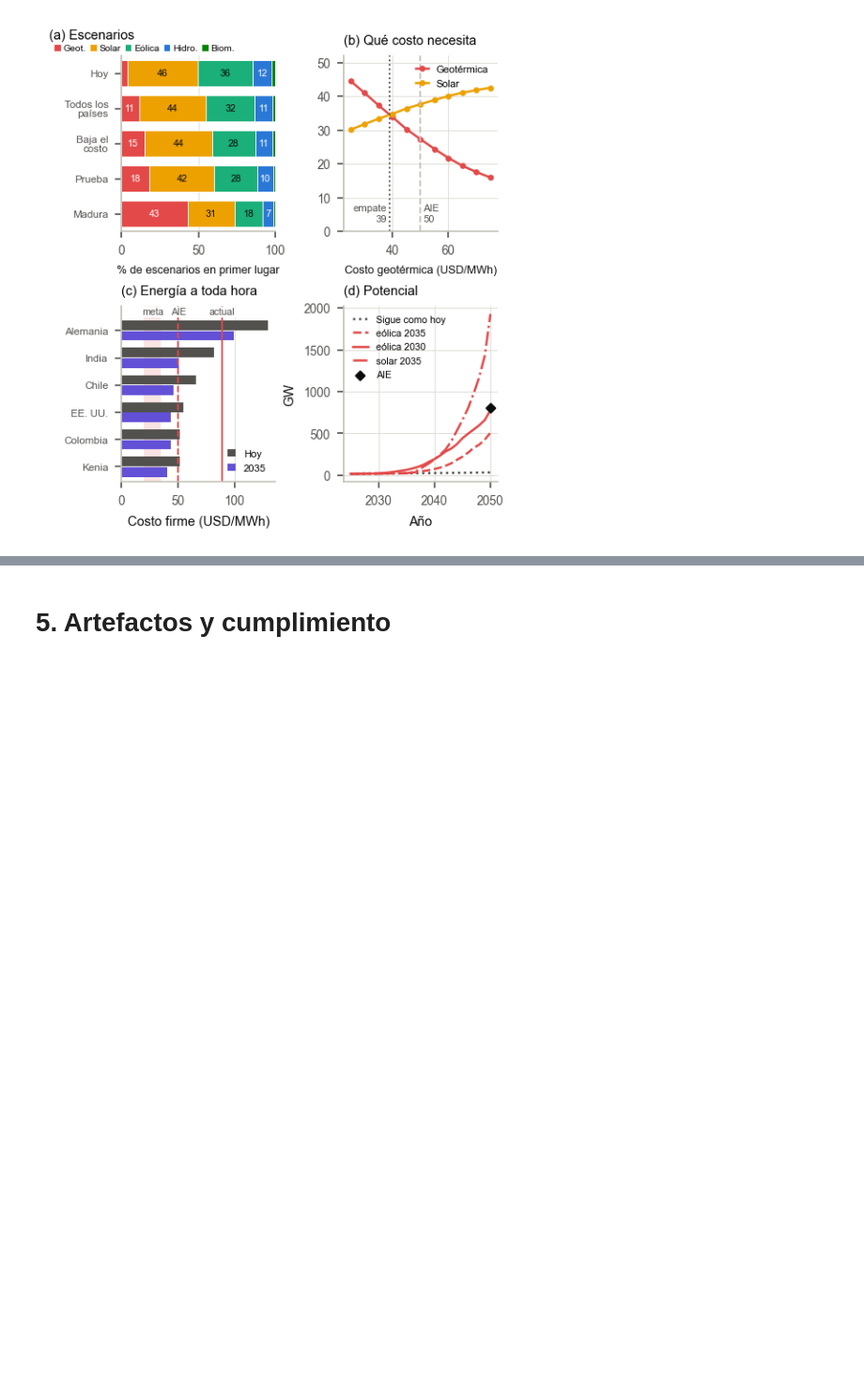
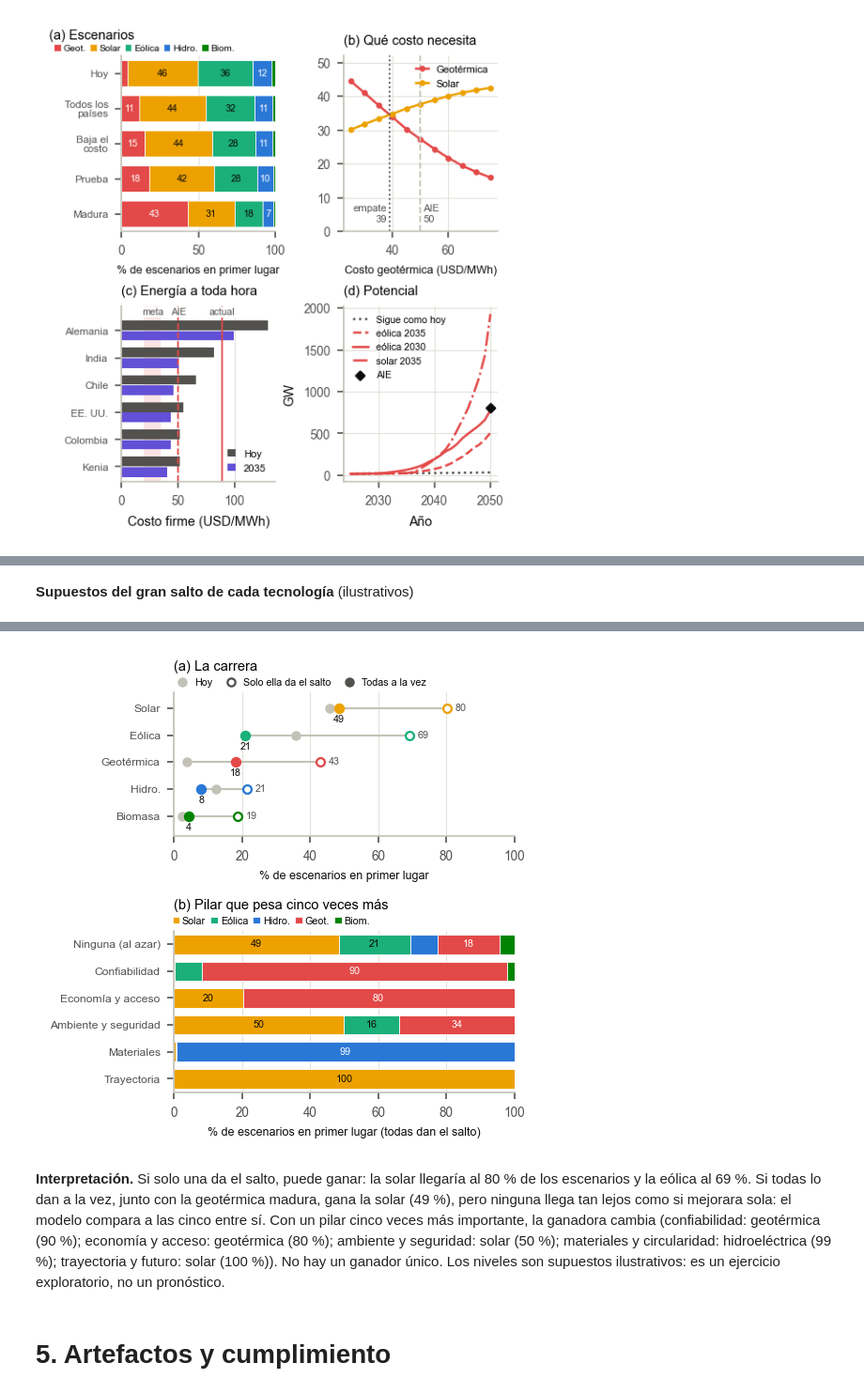
Before and after one commit to codemotozu/energias-renovables-ml-multicriterio-streamlit, a Jupyter notebook: notebooks/Ciencia_de_Datos_Fase4_Actividades_7_8_y_9_Rodriguez_Chacon_Carolina.ipynb, the cells around one changed output, grey strips where cells are left out. Shown at 94% size. Drawn from its saved outputs; the diff is of its cells as text; code cells hidden in the pictures; blank space fills up the shorter version.

```diff
--- a/notebooks/Ciencia_de_Datos_Fase4_Actividades_7_8_y_9_Rodriguez_Chacon_Carolina.ipynb
+++ b/notebooks/Ciencia_de_Datos_Fase4_Actividades_7_8_y_9_Rodriguez_Chacon_Carolina.ipynb
@@ -416,0 +425,73 @@ plt.show()
+# %%
+palancas = [{"Tecnología": t, "Palanca": p_["etiqueta"], "Gran salto": ("sí" if v else "no") if p_.get("tipo") == "toggle" else f"{v:g}"}
+            for t in sa.PALANCAS for p_, v in ((p_, p_["niveles"][2]) for p_ in sa.PALANCAS[t])]
+display(Markdown("**Supuestos del gran salto de cada tecnología** (ilustrativos)"))
+display(pd.DataFrame(palancas).set_index(["Tecnología", "Palanca"]))
+crit = pd.read_csv(PROC / "criterios.csv", index_col=0).reindex(TECS)
+geo_madura = mc.aplicar_escenario_geo(crit, **mc.ESCENARIOS_GEO["Madura (meta de la industria)"])
+gran = {t: sa.valores_nivel(t, "Gran salto") for t in sa.PALANCAS}
+
+
+def primer_lugar(d, prioridad=None):
+    pesos = mc.pesos_desde_pilares(prioridad) if prioridad else None
+    return mc.resumen_puestos(mc.simular(d, 20000, np.random.default_rng(42), pesos=pesos))["% n.º 1"]
+
+
+hoy = primer_lugar(crit)
+sola = pd.Series({t: primer_lugar(sa.aplicar_salto(crit, t, gran[t]))[t] for t in sa.PALANCAS} | {"Geotérmica": primer_lugar(geo_madura)["Geotérmica"]})
+todas_d = sa.aplicar_saltos(geo_madura, gran)
+todas = primer_lugar(todas_d)
+carrera = pd.DataFrame({"Hoy": hoy, "Si solo ella da el salto": sola, "Si todas lo dan a la vez": todas}).loc[TECS]
+prioridades = {"Ninguna (pesos al azar)": None} | {p: {q: 5 if q == p else 1 for q in mc.PILARES} for p in mc.PILARES}
+por_prioridad = pd.DataFrame({nombre: primer_lugar(todas_d, pr) for nombre, pr in prioridades.items()}).T[TECS]
+print("% de escenarios en primer lugar (gran salto; «todas» incluye la geotérmica madura)")
+print(carrera.round(1).to_string())
+print("\nGanadora con cada prioridad (todas dan el salto):")
+print(pd.DataFrame({"ganadora": por_prioridad.idxmax(axis=1), "%": por_prioridad.max(axis=1).round(1)}).to_string())
+
+fig = plt.figure(figsize=(3.45, 3.55))
+gs = fig.add_gridspec(2, 1, height_ratios=[1, 1.12], hspace=0.62)
+ax0, ax1 = fig.add_subplot(gs[0]), fig.add_subplot(gs[1])
+orden = carrera["Si todas lo dan a la vez"].sort_values().index
+y = np.arange(len(orden))
+for yi, t in zip(y, orden):
+    v = carrera.loc[t]
+    ax0.plot([v.min(), v.max()], [yi, yi], color=GRIS, lw=1.0, zorder=1)
+    ax0.scatter(v["Hoy"], yi, s=16, color=GRIS, zorder=2)
+    ax0.scatter(v["Si solo ella da el salto"], yi, s=18, facecolor="white", edgecolor=TEC_COLOR[t], linewidth=1.1, zorder=3)
+    ax0.scatter(v["Si todas lo dan a la vez"], yi, s=20, color=TEC_COLOR[t], zorder=4)
+    ax0.text(v["Si solo ella da el salto"] + 2.4, yi, f"{v['Si solo ella da el salto']:.0f}", fontsize=5.2, color=TINTA2, ha="left", va="center")
+    ax0.text(v["Si todas lo dan a la vez"], yi - 0.52, f"{v['Si todas lo dan a la vez']:.0f}", fontsize=5.2, color=TINTA, ha="center")
+ax0.set_yticks(y, [t.replace("Hidroeléctrica", "Hidro.") for t in orden], fontsize=5.8); ax0.set_ylim(-0.75, len(orden) - 0.4)
+ax0.set_xlim(0, 100); ax0.grid(axis="y", visible=False); ax0.set_xlabel("% de escenarios en primer lugar", fontsize=6)
+for etiqueta, kw in (("Hoy", dict(color=GRIS)), ("Solo ella da el salto", dict(facecolor="white", edgecolor=TINTA2, linewidth=1.1)),
+                     ("Todas a la vez", dict(color=TINTA2))):
+    ax0.scatter([], [], s=16, label=etiqueta, **kw)
+ax0.legend(ncol=3, loc="lower left", bbox_to_anchor=(-0.02, 1.0), handletextpad=0.2, columnspacing=0.8, fontsize=5.2, borderaxespad=0.1)
+ax0.set_title("(a) La carrera", loc="left", pad=11)
+
+filas = list(por_prioridad.index)[::-1]
+corto = {"Ninguna (pesos al azar)": "Ninguna (al azar)", "Materiales y circularidad": "Materiales", "Trayectoria y futuro": "Trayectoria"}
+izq = np.zeros(len(filas))
+abrev = {"Geotérmica": "Geot.", "Solar": "Solar", "Eólica": "Eólica", "Hidroeléctrica": "Hidro.", "Biomasa": "Biom."}
+for t in TECS:
+    v = por_prioridad.loc[filas, t].values
+    ax1.barh(np.arange(len(filas)), v, 0.72, left=izq, color=TEC_COLOR[t], edgecolor="white", linewidth=0.4, label=abrev[t])
+    for yi, l, vi in zip(np.arange(len(filas)), izq, v):
+        if vi >= 12:
+            ax1.text(l + vi / 2, yi, f"{vi:.0f}", ha="center", va="center", fontsize=5.2, color=TINTA if t in ("Solar", "Eólica") else "white")
+    izq += v
+ax1.set_yticks(np.arange(len(filas)), [corto.get(f, f) for f in filas], fontsize=5.8); ax1.set_xlim(0, 100); ax1.set_ylim(-0.5, len(filas) - 0.5)
+ax1.grid(axis="y", visible=False); ax1.set_xlabel("% de escenarios en primer lugar (todas dan el salto)", fontsize=6)
+ax1.legend(ncol=5, loc="lower left", bbox_to_anchor=(-0.02, 1.0), handlelength=0.7, columnspacing=0.5, handletextpad=0.25, fontsize=5.2, borderaxespad=0.1)
+ax1.set_title("(b) Pilar que pesa cinco veces más", loc="left", pad=11)
+fig.subplots_adjust(left=0.27, right=0.97, top=0.9, bottom=0.1)
+fig.savefig(FIG / "f4_saltos.png", dpi=300)
+plt.show()
+ganadoras = "; ".join(f"{p_.lower()}: {por_prioridad.loc[p_].idxmax().lower()} ({por_prioridad.loc[p_].max():.0f} %)" for p_ in mc.PILARES)
+display(Markdown(f"""**Interpretación.** Si solo una da el salto, puede ganar: la solar llegaría al {sola['Solar']:.0f} % de los escenarios y la eólica al {sola['Eólica']:.0f} %.
+Si todas lo dan a la vez, junto con la geotérmica madura, gana la {todas.idxmax().lower()} ({todas.max():.0f} %), pero ninguna llega tan lejos como si mejorara sola:
+el modelo compara a las cinco entre sí. Con un pilar cinco veces más importante, la ganadora cambia ({ganadoras}). No hay un ganador único.
+Los niveles son supuestos ilustrativos: es un ejercicio exploratorio, no un pronóstico."""))
+# %% [output]
+**Supuestos del gran salto de cada tecnología** (ilustrativos)
@@ -417,3 +532,8 @@ plt.show()
+[figure, added]
+**Interpretación.** Si solo una da el salto, puede ganar: la solar llegaría al 80 % de los escenarios y la eólica al 69 %.
+Si todas lo dan a la vez, junto con la geotérmica madura, gana la solar (49 %), pero ninguna llega tan lejos como si mejorara sola:
+el modelo compara a las cinco entre sí. Con un pilar cinco veces más importante, la ganadora cambia (confiabilidad: geotérmica (90 %); economía y acceso: geotérmica (80 %); ambiente y seguridad: solar (50 %); materiales y circularidad: hidroeléctrica (99 %); trayectoria y futuro: solar (100 %)). No hay un ganador único.
+Los niveles son supuestos ilustrativos: es un ejercicio exploratorio, no un pronóstico.
 # %% [markdown]
 # 5. Artefactos y cumplimiento
 # %%
```
Also changed, not shown: parts of 3 cells of this notebook, 6 other files.
